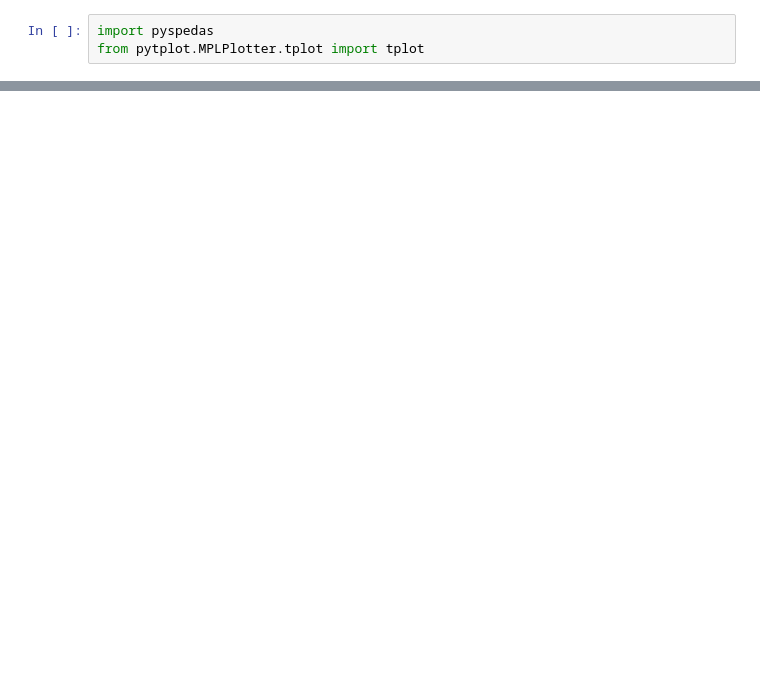
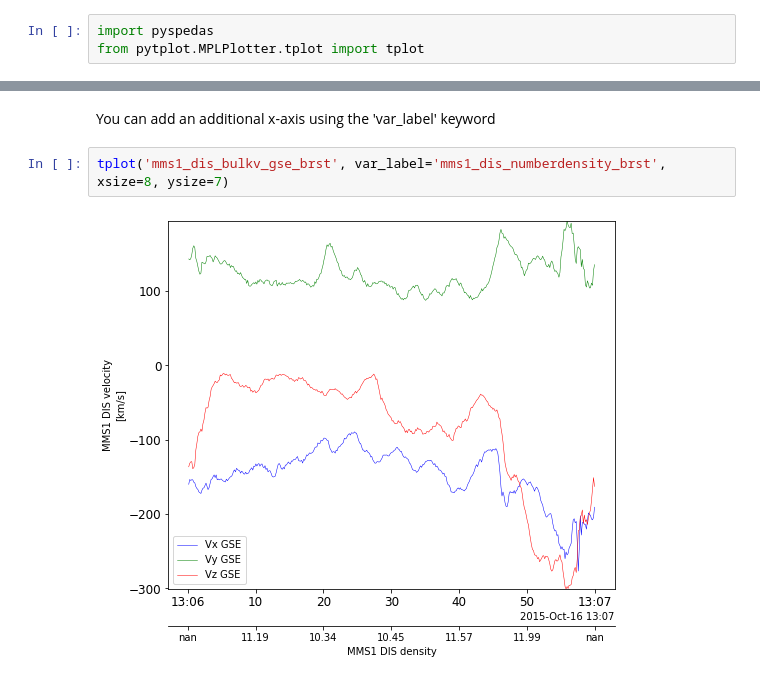
Before and after one commit to MAVENSDC/PyTplot, a Jupyter notebook: docs/PyTplot examples with matplotlib.ipynb, the cells around one changed output, grey strips where cells are left out. Saved outputs shown, nothing was run; the diff lists cells and outputs as text; blank space fills up the shorter version.

```diff
--- a/docs/PyTplot examples with matplotlib.ipynb
+++ b/docs/PyTplot examples with matplotlib.ipynb
@@ -174,0 +97,6 @@ tplot(['mms1_fgm_b_gse_brst_l2_bvec',
+# %% [markdown]
+You can add an additional x-axis using the 'var_label' keyword
+# %%
+tplot('mms1_dis_bulkv_gse_brst', var_label='mms1_dis_numberdensity_brst', xsize=8, ysize=7)
+# %% [output]
+[figure, added]
```
Also changed, not shown: parts of 45 cells of this notebook.
